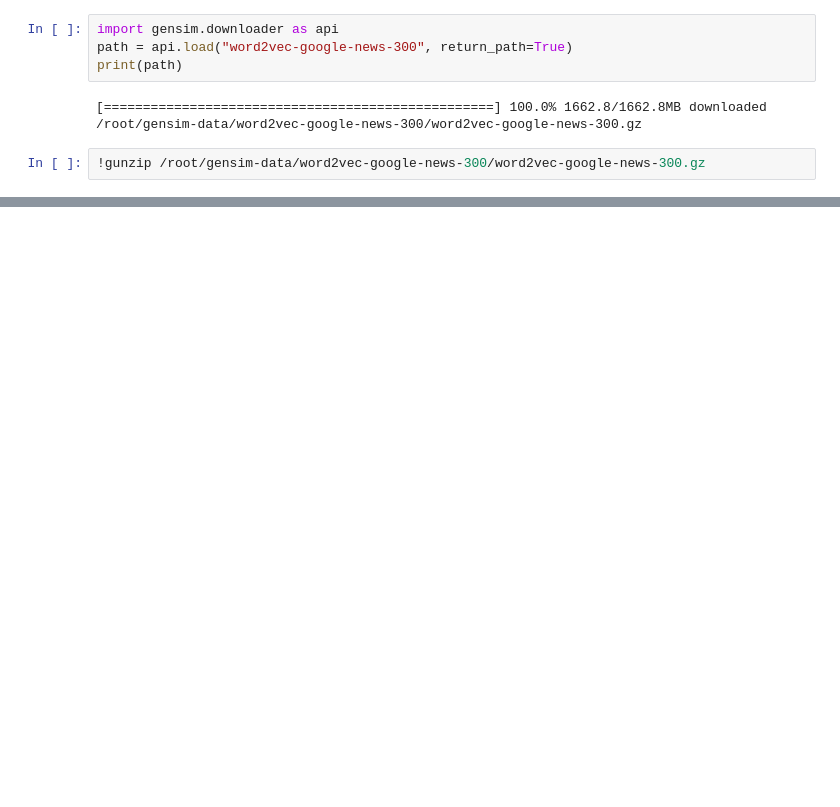
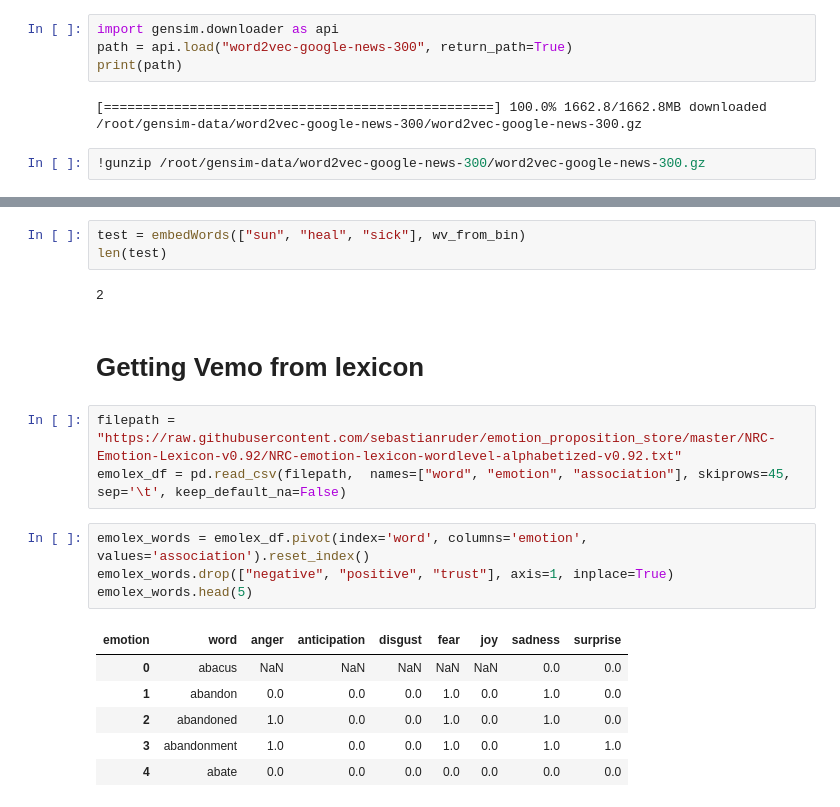
Before and after one commit to cnn22/SingerSongwriter, a Jupyter notebook: Sentece_Level_Encoder.ipynb, the cells around one changed output, grey strips where cells are left out. Cells and saved outputs as stored; diff of their text form; blank space fills up the shorter version.

Commit message:
- Figured out how to use gensim and create word2vec embedding vector for emotional word - Created a function to get embedding vector for emotional word using lexicon

```diff
--- a/Sentece_Level_Encoder.ipynb
+++ b/Sentece_Level_Encoder.ipynb
@@ -158,0 +164,21 @@ def embedWords(wordList):
+# %%
+test = embedWords(["sun", "heal", "sick"], wv_from_bin)
+len(test)
+# %% [output]
+2
+# %% [markdown]
+# Getting Vemo from lexicon
+# %%
+filepath = "https://raw.githubusercontent.com/sebastianruder/emotion_proposition_store/master/NRC-Emotion-Lexicon-v0.92/NRC-emotion-lexicon-wordlevel-alphabetized-v0.92.txt"
+emolex_df = pd.read_csv(filepath,  names=["word", "emotion", "association"], skiprows=45, sep='\t', keep_default_na=False)
+# %%
+emolex_words = emolex_df.pivot(index='word', columns='emotion', values='association').reset_index()
+emolex_words.drop(["negative", "positive", "trust"], axis=1, inplace=True)
+emolex_words.head(5)
+# %% [output]
+| emotion | word | anger | anticipation | disgust | fear | joy | sadness | surprise |
+| 0 | abacus | NaN | NaN | NaN | NaN | NaN | 0.0 | 0.0 |
+| 1 | abandon | 0.0 | 0.0 | 0.0 | 1.0 | 0.0 | 1.0 | 0.0 |
+| 2 | abandoned | 1.0 | 0.0 | 0.0 | 1.0 | 0.0 | 1.0 | 0.0 |
+| 3 | abandonment | 1.0 | 0.0 | 0.0 | 1.0 | 0.0 | 1.0 | 1.0 |
+| 4 | abate | 0.0 | 0.0 | 0.0 | 0.0 | 0.0 | 0.0 | 0.0 |
```
Also changed, not shown: parts of 9 cells of this notebook.
